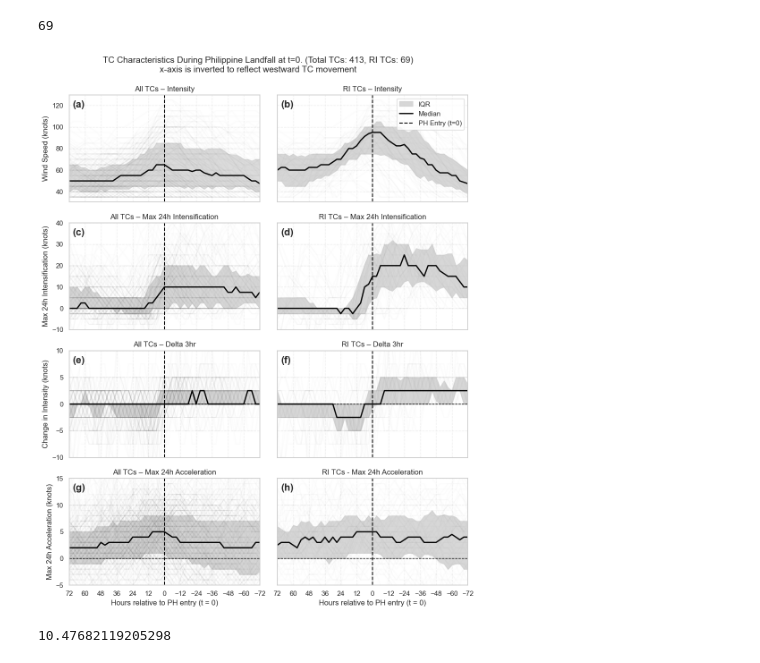
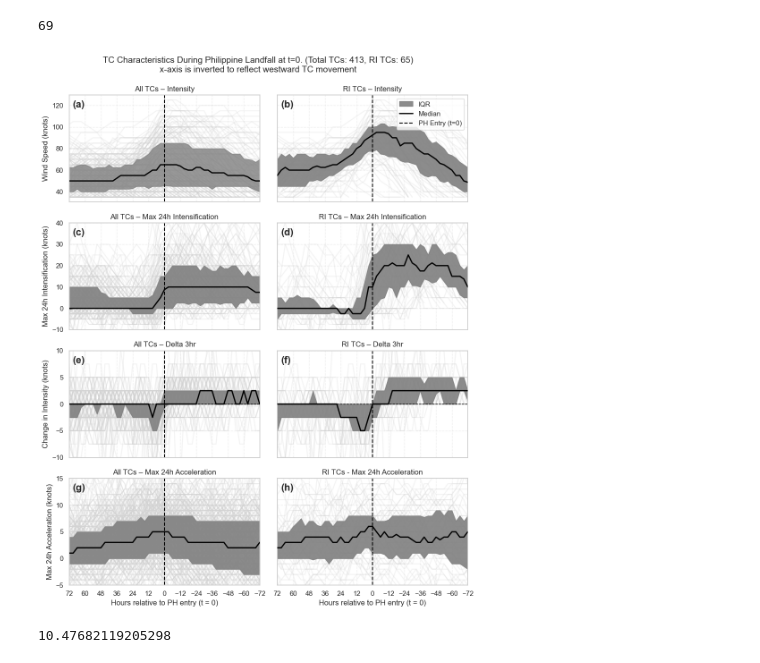
Before and after one commit to baracoma/tc-statistics, a Jupyter notebook: calculate-lifetime.ipynb, the cells around one changed output. Cells and saved outputs as stored; diff of their text form; code cells hidden in the pictures.

```diff
--- a/calculate-lifetime.ipynb
+++ b/calculate-lifetime.ipynb
@@ -226,3 +219,9 @@ gdf_first_landfall_points.plot()
 # %% [output]
 <Axes: >
 [figure]
+# %%
+# Extract the northernmost point (highest latitude) and get its longitude
+northmost_point = max(ph_shape.exterior.coords, key=lambda x: x[1])  # x = (lon, lat)
+lon_cutoff = northmost_point[0]  # This will be used as a westward filter
+print(f"Northernmost latitude at longitude: {lon_cutoff:.2f}")
+west_sids = gdf_first_landfall_points[gdf_first_landfall_points.LON<121.95].SID.unique()
@@ -1373,10 +1415,10 @@ for ax, label in zip(axs.flat, panel_labels):
 # ==== Top Left: All TCs - Intensity ====
 ax1 = axs[0, 0]
 for sid, group in df_plot.groupby('SID'):
-    ax1.plot(group['t_step'], group['WMO_WIND_interp'], color='gray', alpha=0.025)
+    ax1.plot(group['t_step'], group['WMO_WIND_interp'], color='lightgray', alpha=0.25, zorder=1)
 
-ax1.fill_between(stats['t_step'], stats['p25'], stats['p75'], color='lightgrey', alpha=0.8, label='IQR')
-ax1.plot(stats['t_step'], stats['median'], color='black', linewidth=2, label='Median')
+ax1.fill_between(stats['t_step'], stats['p25'], stats['p75'], color='grey', alpha=0.8, label='IQR', zorder=2)
+ax1.plot(stats['t_step'], stats['median'], color='black', linewidth=2, label='Median', zorder=3)
 ax1.axvline(0, color='black', linestyle='--', label='PH Entry (t=0)')
 ax1.set_title("All TCs – Intensity")
 ax1.set_ylabel("Wind Speed (knots)")
@@ -1392,10 +1434,10 @@ ax1.grid(True, linestyle='--', alpha=0.3)
 # ==== Top Right: RI TCs - Intensity ====
 ax3 = axs[0, 1]
 for sid, group in df_ri.groupby('SID'):
-    ax3.plot(group['t_step'], group['WMO_WIND_interp'], color='gray', alpha=0.025)
+    ax3.plot(group['t_step'], group['WMO_WIND_interp'], color='lightgray', alpha=0.25, zorder=1)
 
-ax3.fill_between(stats_ri['t_step'], stats_ri['p25'], stats_ri['p75'], color='lightgrey', alpha=0.9, label='IQR')
-ax3.plot(stats_ri['t_step'], stats_ri['median'], color='black', linewidth=2, label='Median')
+ax3.fill_between(stats_ri['t_step'], stats_ri['p25'], stats_ri['p75'], color='grey', alpha=0.9, label='IQR', zorder=2)
+ax3.plot(stats_ri['t_step'], stats_ri['median'], color='black', linewidth=2, label='Median', zorder=3)
 ax3.axvline(0, color='black', linestyle='--', label='PH Entry (t=0)')
 ax3.set_title("RI TCs – Intensity")
 ax3.grid(True, linestyle='--', alpha=0.3)
@@ -1410,11 +1452,11 @@ ax3.legend(loc='upper right')
 # ==== Bottom Left: All TCs - Intensification ====
 ax5 = axs[1, 0]
 for sid, group in df_plot.groupby('SID'):
-    ax5.plot(group['t_step'], group['max_24h_intensification'], color='gray', alpha=0.025)
+    ax5.plot(group['t_step'], group['max_24h_intensification'], color='lightgray', alpha=0.25, zorder=1)
 
 ax5.fill_between(stats['t_step'], stats['p25_max_intens'], stats['p75_max_intens'],
-                 color='lightgrey', alpha=0.9, label='IQR')
-ax5.plot(stats['t_step'], stats['median_max_intens'], color='black', linewidth=2, label='Median')
+                 color='grey', alpha=0.9, label='IQR', zorder=2)
+ax5.plot(stats['t_step'], stats['median_max_intens'], color='black', linewidth=2, label='Median', zorder=3)
 ax5.axvline(0, color='black', linestyle='--', label='PH Entry (t=0)')
 # ax5.set_xlabel("Hours relative to PH entry (t = 0)")
 ax5.set_ylabel("Max 24h Intensification (knots)")
@@ -1426,11 +1468,11 @@ ax5.set_ylim([-10,40])
 # ==== Bottom Right: RI TCs - Intensification ====
 ax6 = axs[1, 1]
 for sid, group in df_ri.groupby('SID'):
-    ax6.plot(group['t_step'], group['max_24h_intensification'], color='gray', alpha=0.025)
+    ax6.plot(group['t_step'], group['max_24h_intensification'], color='lightgray', alpha=0.25, zorder=1)
 
 ax6.fill_between(stats_ri['t_step'], stats_ri['p25_max_intens'], stats_ri['p75_max_intens'],
-                 color='lightgrey', alpha=0.9, label='IQR')
-ax6.plot(stats_ri['t_step'], stats_ri['median_max_intens'], color='black', linewidth=2, label='Median')
+                 color='grey', alpha=0.9, label='IQR', zorder=2)
+ax6.plot(stats_ri['t_step'], stats_ri['median_max_intens'], color='black', linewidth=2, label='Median', zorder=3)
 ax6.axvline(0, color='black', linestyle='--', label='PH Entry (t=0)')
 # ax6.set_xlabel("Hours relative to PH entry (t = 0)")
 ax6.set_title("RI TCs – Max 24h Intensification")
@@ -1441,11 +1483,11 @@ ax6.grid(True, linestyle='--', alpha=0.3)
 # Left: All TCs - Delta 3hr
 ax7 = axs[2, 0]
 for sid, group in df_plot.groupby('SID'):
-    ax7.plot(group['t_step'], group['delta_3hr'], color='gray', alpha=0.025)
+    ax7.plot(group['t_step'], group['delta_3hr'], color='lightgray', alpha=0.25, zorder=1)
 
 ax7.fill_between(stats['t_step'], stats['p25_delta_3hr'], stats['p75_delta_3hr'],
-                 color='lightgrey', alpha=0.9, label='IQR')
-ax7.plot(stats['t_step'], stats['median_delta_3hr'], color='black', linewidth=2, label='Median')
+                 color='grey', alpha=0.9, label='IQR', zorder=1)
+ax7.plot(stats['t_step'], stats['median_delta_3hr'], color='black', linewidth=2, label='Median', zorder=3)
 ax7.axvline(0, color='black', linestyle='--', label='PH Entry (t=0)')
 
 # Add a horizontal line at y=0 for delta_3hr
@@ -1461,11 +1503,11 @@ ax7.set_ylim([-10,10])
 # Right: RI TCs - Delta 3hr
 ax8 = axs[2, 1]
 for sid, group in df_ri.groupby('SID'):
-    ax8.plot(group['t_step'], group['delta_3hr'], color='gray', alpha=0.025)
+    ax8.plot(group['t_step'], group['delta_3hr'], color='lightgray', alpha=0.25, zorder=1)
 
 ax8.fill_between(stats_ri['t_step'], stats_ri['p25_delta_3hr'], stats_ri['p75_delta_3hr'],
-                 color='lightgrey', alpha=0.9, label='IQR')
-ax8.plot(stats_ri['t_step'], stats_ri['median_delta_3hr'], color='black', linewidth=2, label='Median')
+                 color='grey', alpha=0.9, label='IQR', zorder=2)
+ax8.plot(stats_ri['t_step'], stats_ri['median_delta_3hr'], color='black', linewidth=2, label='Median', zorder=3)
 ax8.axvline(0, color='black', linestyle='--', label='PH Entry (t=0)')
 
 # Add a horizontal line at y=0 for delta_3hr
@@ -1480,15 +1522,15 @@ ax8.grid(True, linestyle='--', alpha=0.3)
 # Left: All TCs - Delta 3hr
 ax9 = axs[3, 0]
 for sid, group in df_plot.groupby('SID'):
-    ax9.plot(group['t_step'], group['max_24h_acceleration'], color='gray', alpha=0.025)
+    ax9.plot(group['t_step'], group['max_24h_acceleration'], color='lightgray', alpha=0.25, zorder=1)
 
 ax9.fill_between(stats['t_step'], stats['p25_max_accel'], stats['p75_max_accel'],
-                 color='lightgrey', alpha=0.9, label='IQR')
-ax9.plot(stats['t_step'], stats['median_max_accel'], color='black', linewidth=2, label='Median')
+                 color='grey', alpha=0.9, label='IQR', zorder=2)
+ax9.plot(stats['t_step'], stats['median_max_accel'], color='black', linewidth=2, label='Median', zorder=3)
 ax9.axvline(0, color='black', linestyle='--', label='PH Entry (t=0)')
 
 # Add a horizontal line at y=0 for delta_3hr
-ax9.axhline(0, color='black', linestyle='--', linewidth=1)
+# ax9.axhline(0, color='black', linestyle='--', linewidth=1)
 
 ax9.set_xlabel("Hours relative to PH entry (t = 0)")
 ax9.set_ylabel("Max 24h Acceleration (knots)")
@@ -1500,41 +1542,41 @@ ax9.set_ylim([-5,15])
 # Right: RI TCs - Storm Speed
 ax10 = axs[3, 1]
 for sid, group in df_ri.groupby('SID'):
-    ax10.plot(group['t_step'], group['max_24h_acceleration'], color='gray', alpha=0.025)
+    ax10.plot(group['t_step'], group['max_24h_acceleration'], color='lightgray', alpha=0.25, zorder=1)
 
 ax10.fill_between(stats_ri['t_step'], stats_ri['p25_max_accel'], stats_ri['p75_max_accel'],
-                 color='lightgrey', alpha=0.9, label='IQR')
-ax10.plot(stats_ri['t_step'], stats_ri['median_max_accel'], color='black', linewidth=2, label='Median')
+                 color='grey', alpha=0.9, label='IQR', zorder=2)
+ax10.plot(stats_ri['t_step'], stats_ri['median_max_accel'], color='black', linewidth=2, label='Median', zorder=3)
 ax10.axvline(0, color='black', linestyle='--', label='PH Entry (t=0)')
 
-# Add a horizontal line at y=0 for delta_3hr
-ax10.axhline(0, color='black', linestyle='--', linewidth=1)
+# # Add a horizontal line at y=0 for delta_3hr
+# ax10.axhline(0, color='black', linestyle='--', linewidth=1)
 
 ax10.set_xlabel("Hours relative to PH entry (t = 0)")
 ax10.set_title("RI TCs - Max 24h Acceleration")
 ax10.grid(True, linestyle='--', alpha=0.3)
 # ax10.legend(loc='upper left')
 
 
 # ==== Invert X axis for all subplots ====
 for ax in axs.flat:
     ax.set_xlim(72, -72)
     ax.set_xticks(np.arange(-72, 75, 12))
 
 plt.tight_layout()
 # Get the number of TCs
 total_tcs = len(df_ph_labeled['SID'].unique())  # Total number of all TCs
 total_ri_tcs = len(df_ri['SID'].unique())  # Total number of RI TCs
 
 # Add a general title for all subplots with count info
 fig.suptitle(f"TC Characteristics During Philippine Landfall at t=0. (Total TCs: {total_tcs}, RI TCs: {total_ri_tcs})\n"
              "x-axis is inverted to reflect westward TC movement",
              fontsize=14, y=1.04)
 
 plt.show()
 fig.savefig('tc_characteristics_landfall.png', dpi=300, bbox_inches='tight')
 # %% [output]
-[figure, old version]
+[figure, new version]
 # %%
 df_plot.groupby('SID')['STORM_SPEED'].median().mean()
 # %% [output]
```
Also changed, not shown: parts of 14 cells of this notebook.
